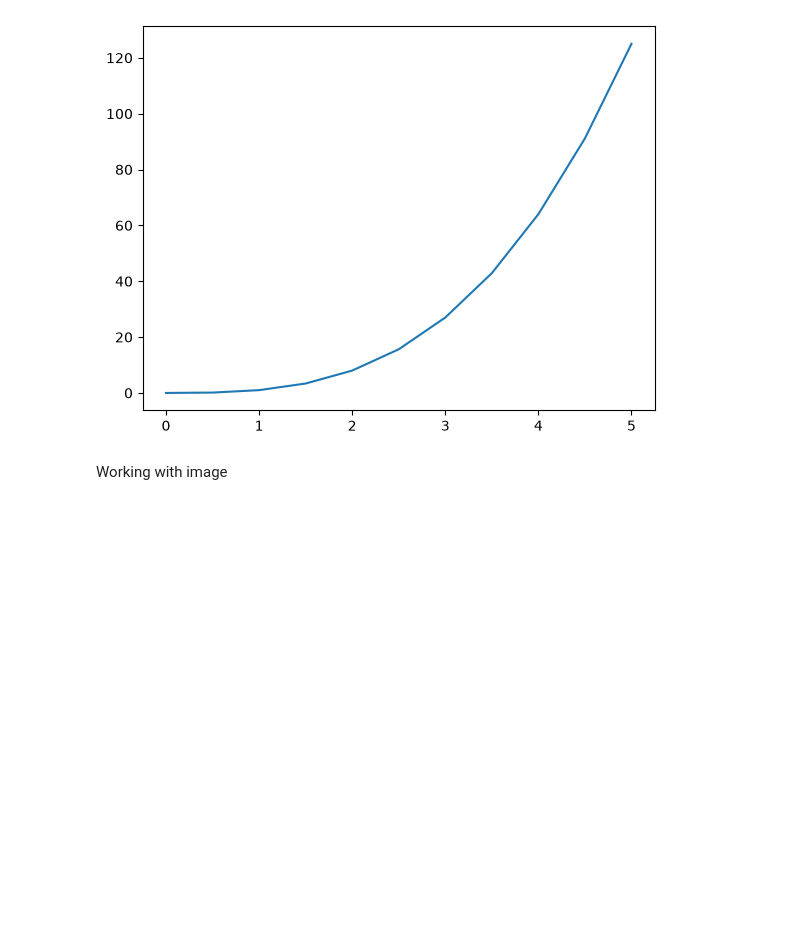
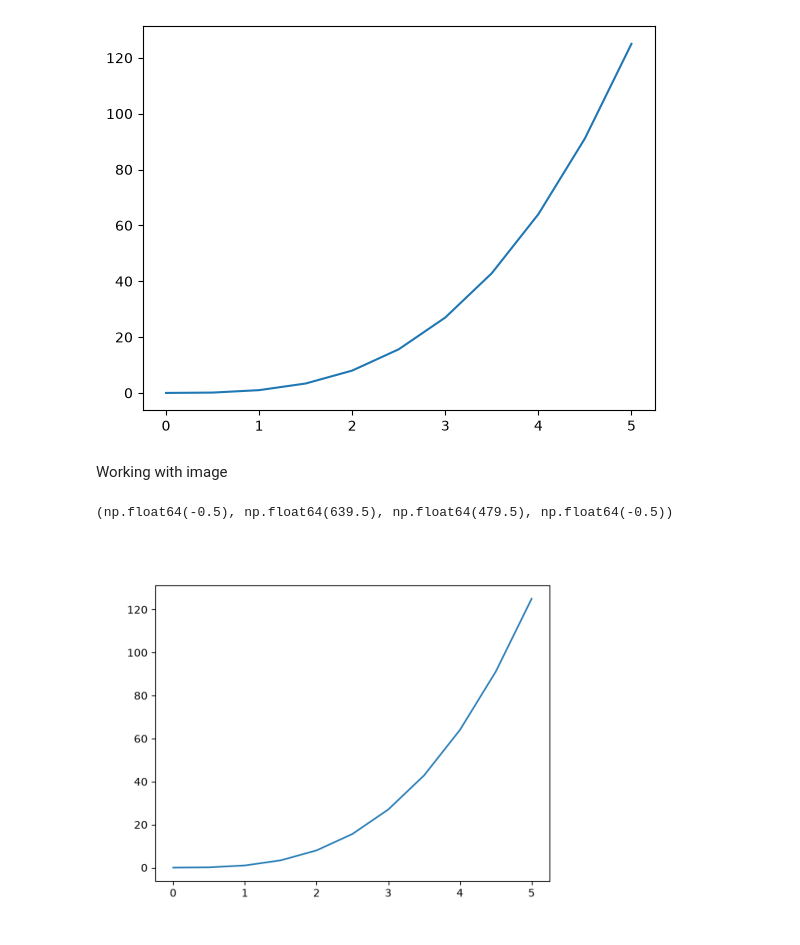
Before and after one commit to Niraj2005kumar/numPy, a Jupyter notebook: PANDAS/Matplotlib/matplotib.ipynb, the cells around one changed output. Saved outputs shown, nothing was run; the diff lists cells and outputs as text; code cells hidden in the pictures; blank space fills up the shorter version.

```diff
--- a/PANDAS/Matplotlib/matplotib.ipynb
+++ b/PANDAS/Matplotlib/matplotib.ipynb
@@ -91,0 +94,7 @@ Working with image
+# %%
+img = mpimg.imread('mygraph.png')
+plt.imshow(img)
+plt.axis("off")# esse graph read hoga
+# %% [output]
+(np.float64(-0.5), np.float64(639.5), np.float64(479.5), np.float64(-0.5))
+[figure, added]
```
Also changed, not shown: parts of 5 cells of this notebook.
